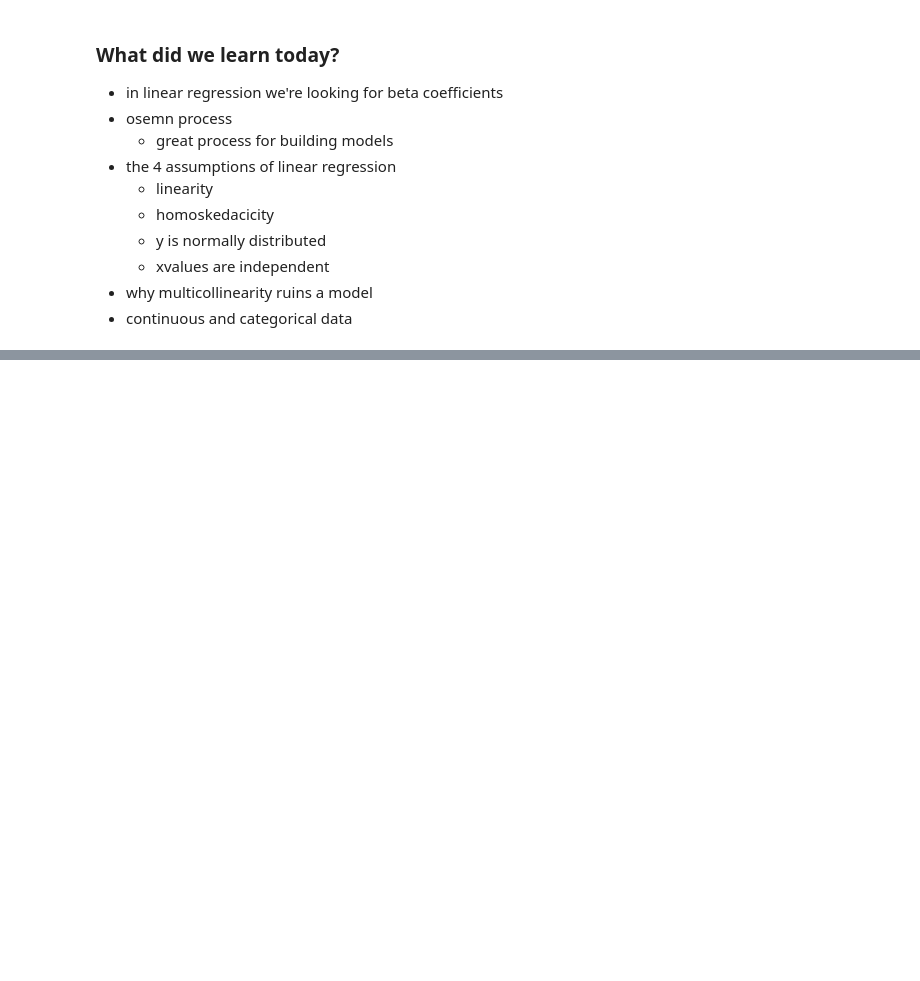
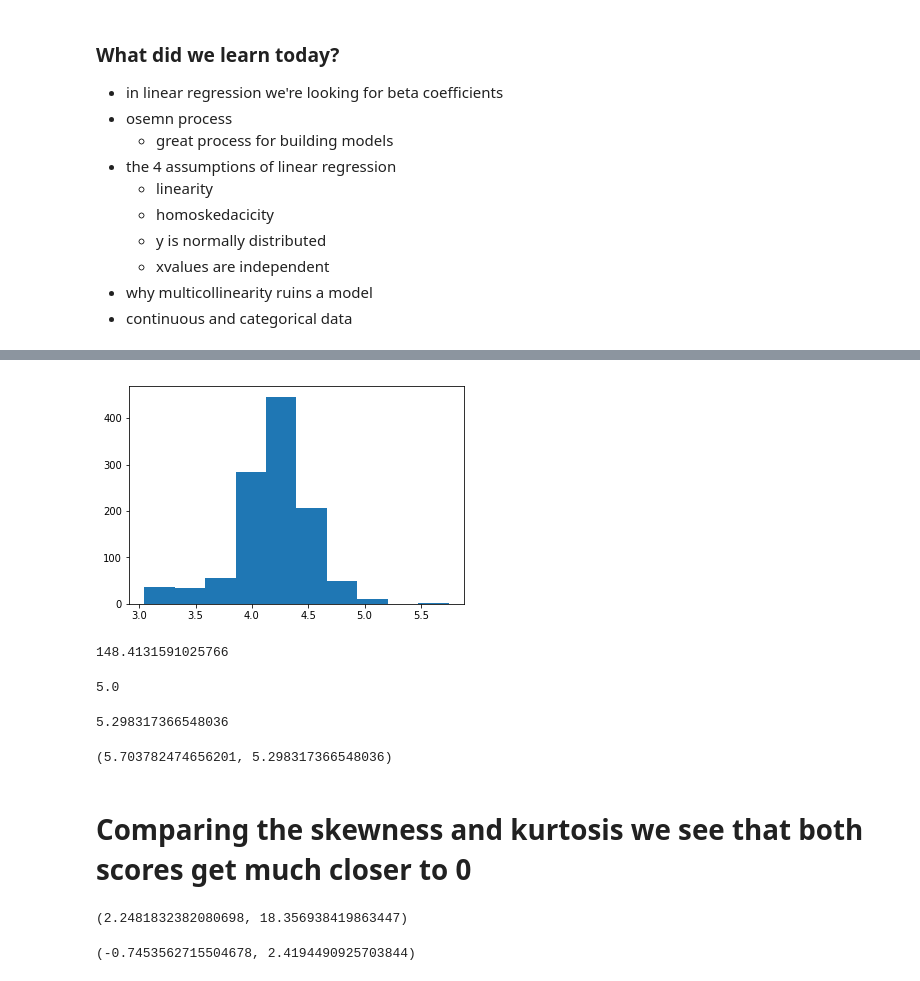
Before and after one commit to erdosn/mod2-sec18-linear-regression, a Jupyter notebook: linear-regression.ipynb, the cells around one changed output, grey strips where cells are left out. Saved outputs shown, nothing was run; the diff lists cells and outputs as text; code cells hidden in the pictures; blank space fills up the shorter version.

```diff
--- a/linear-regression.ipynb
+++ b/linear-regression.ipynb
@@ -257,0 +307,32 @@ scs.shapiro(residuals)
+# %%
+log_lot_frontage = np.log(lot_frontage)
+plt.hist(log_lot_frontage)
+plt.show()
+# %% [output]
+[figure, added]
+# %%
+np.exp(5) # e = 2.718.... 2.718^? = 148.413
+# %% [output]
+148.4131591025766
+# %%
+np.log(148.4131591025766)
+# %% [output]
+5.0
+# %%
+np.log(200)
+# %% [output]
+5.298317366548036
+# %%
+np.log(300), np.log(200)
+# %% [output]
+(5.703782474656201, 5.298317366548036)
+# %% [markdown]
+# Comparing the skewness and kurtosis we see that both scores get much closer to 0
+# %%
+scs.skew(lot_frontage), scs.kurtosis(lot_frontage)
+# %% [output]
+(2.2481832382080698, 18.356938419863447)
+# %%
+scs.skew(log_lot_frontage), scs.kurtosis(log_lot_frontage)
+# %% [output]
+(-0.7453562715504678, 2.4194490925703844)
```
Also changed, not shown: parts of 34 cells of this notebook, 45 other files.
